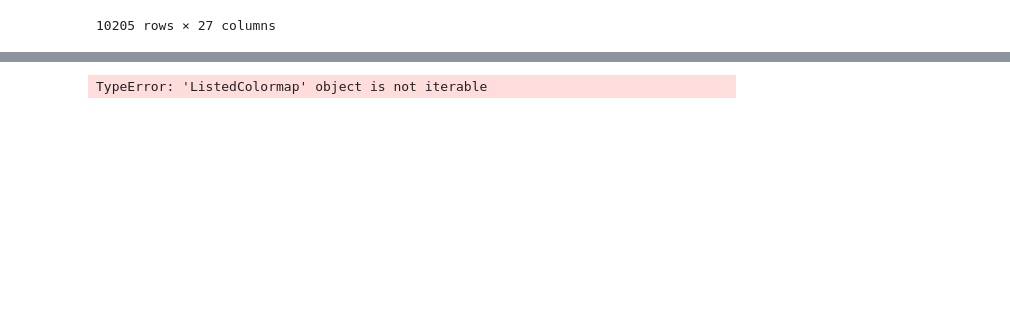
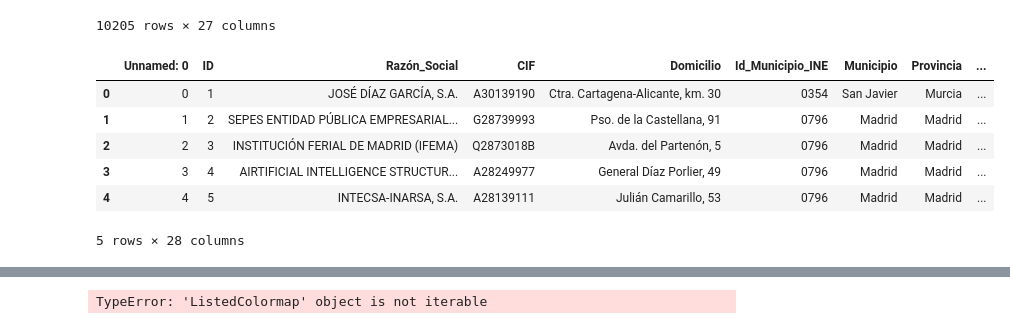
Before and after one commit to pfernancanete/Triente-Final-Project, a Jupyter notebook: Notebooks/Pruebas SQL.ipynb, the cells around one changed output, grey strips where cells are left out. Drawn from its saved outputs; the diff is of its cells as text; code cells hidden in the pictures; blank space fills up the shorter version.

```diff
--- a/Notebooks/Pruebas SQL.ipynb
+++ b/Notebooks/Pruebas SQL.ipynb
@@ -302,3 +302,14 @@ def grafico_barras_fact_empl():
     return data
 # %%
 grafico_barras_fact_empl()
+# %%
+data = pd.read_csv('../Data/BBDD_Empresas_clean.csv')
+data.head()
+# %% [output]
+|  | Unnamed: 0 | ID | Razón_Social | CIF | Domicilio | Id_Municipio_INE | Municipio | Provincia | ... |
+| 0 | 0 | 1 | JOSÉ DÍAZ GARCÍA, S.A. | A30139190 | Ctra. Cartagena-Alicante, km. 30 | 0354 | San Javier | Murcia | ... |
+| 1 | 1 | 2 | SEPES ENTIDAD PÚBLICA EMPRESARIAL... | G28739993 | Pso. de la Castellana, 91 | 0796 | Madrid | Madrid | ... |
+| 2 | 2 | 3 | INSTITUCIÓN FERIAL DE MADRID (IFEMA) | Q2873018B | Avda. del Partenón, 5 | 0796 | Madrid | Madrid | ... |
+| 3 | 3 | 4 | AIRTIFICIAL INTELLIGENCE STRUCTUR... | A28249977 | General Díaz Porlier, 49 | 0796 | Madrid | Madrid | ... |
+| 4 | 4 | 5 | INTECSA-INARSA, S.A. | A28139111 | Julián Camarillo, 53 | 0796 | Madrid | Madrid | ... |
+5 rows × 28 columns
```
Also changed, not shown: parts of 13 cells of this notebook, 22 other files.
